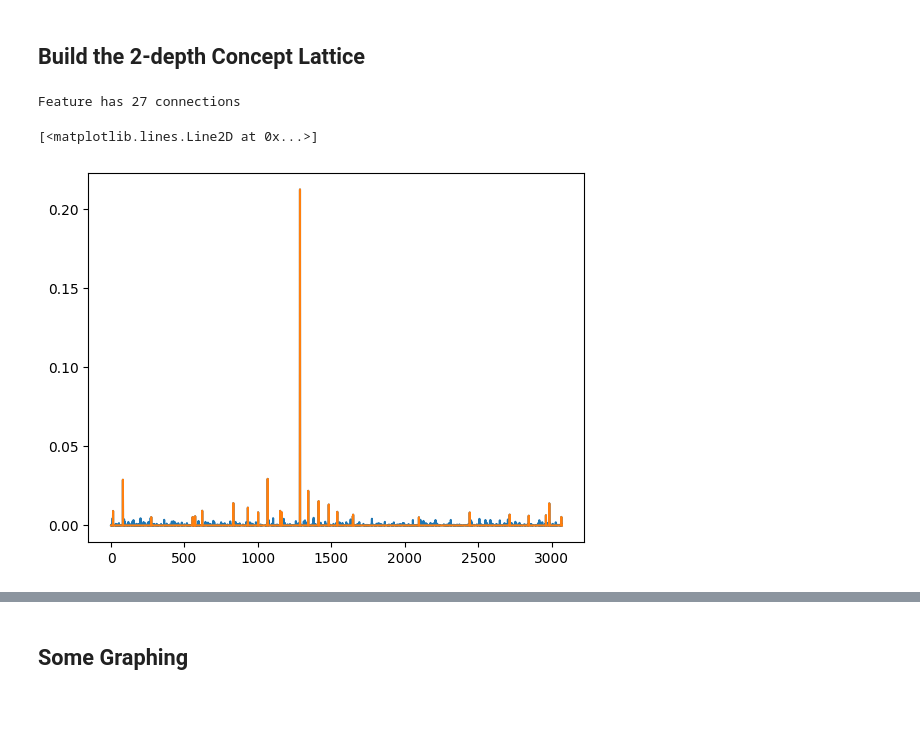
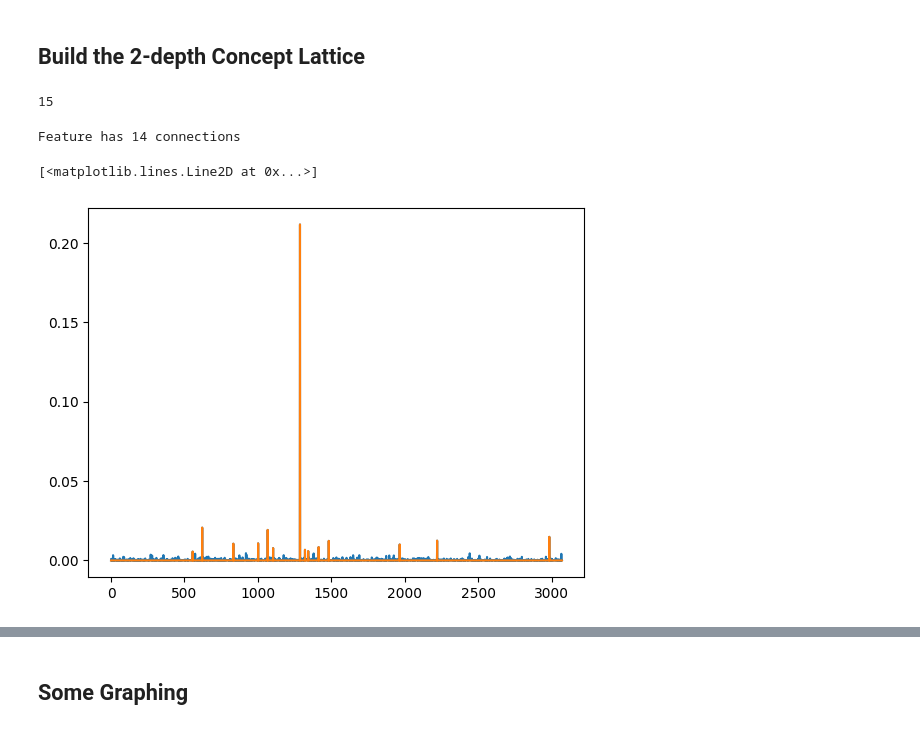
Before and after one commit to Lev-Stambler/sparse_coding, a Jupyter notebook: dictionary_interp_indiv.ipynb, the cells around one changed output, grey strips where cells are left out. Cells and saved outputs as stored; diff of their text form; code cells hidden in the pictures.

```diff
--- a/dictionary_interp_indiv.ipynb
+++ b/dictionary_interp_indiv.ipynb
@@ -129,8 +129,8 @@ def get_activations(autoencoder, f_name):
         # chunks.append(dictionary_activations)
     return dictionary_activations_final
 
-dict_activations_main = get_activations(autoencoder_main, "main")
-dict_activations_prior = get_activations(autoencoder_prior, "prior")
+dict_activations_main = get_activations(autoencoder_main, f"layer_{layer_focus}")
+dict_activations_prior = get_activations(autoencoder_prior, f"layer_{layer_focus - 1}")
 # TODO: I think that we may want to save this to disk for the future
 # %% [markdown]
 #### Find the the minimum size necessary for an activation to be considered a word
@@ -149,7 +149,7 @@ datapoints = dataset.num_rows
 num_features_prior, _ = autoencoder_prior.encoder.shape
 num_features_main, _ = autoencoder_main.encoder.shape
 
-graph = np.memmap(f'graph.mymemmap', dtype='float32', mode='w+', shape=(num_features_main, num_features_prior))
+graph = np.memmap(f'graph_{layer_focus}.mymemmap', dtype='float32', mode='w+', shape=(num_features_main, num_features_prior))
 
 for i in range(num_features_main):
 		graph[i,:] = np.zeros(num_features_prior)
@@ -161,33 +161,39 @@ for i in range(datapoints):
 	d_main = dict_activations_main[i]
 	for main_feat in range(num_features_main):
 		if d_main[main_feat] > eps:
-			graph[main_feat] += (d_prior > eps) * d_prior
+			graph[main_feat] += d_prior
+# %%
+# We have this many "dead" features (i.e. never activated by this dataset)
+(graph.sum(axis=1) == 0).sum()
+# %% [output]
+15
 # %%
 # TODO: hmmm. The `graph` is data-set dependent so we want to renormalize
 graph = graph / graph.sum(axis=1, keepdims=True)
 # %%
 epsCutoff = 0.005
 
-graphCutoff = (graph >= epsCutoff) * graph
+graphCutoff = np.nan_to_num((graph >= epsCutoff) * graph)
 # %%
 # Check how "sparse" the graph is
 import matplotlib.pyplot as plt
 
 # 10 has **a bunch** of connections
 # feature = 10
 
-feature = 81
+feature = 1966
 
 max_features = np.argsort(graphCutoff[feature])[::-1]
 # print(max_features[:10].tolist(), graphCutoff[feature][max_features][:10].tolist())
 print(f"Feature has {graphCutoff[feature].nonzero()[0].shape[-1]} connections")
 
+# print(graph[feature], dict_activations_prior.sum())
 plt.plot(graph[feature])
 plt.plot(graphCutoff[feature])
 # %% [output]
-Feature has 27 connections
+Feature has 14 connections
 [<matplotlib.lines.Line2D at 0x...>]
-[figure, old version]
+[figure, new version]
 # %%
 for i in range(num_features_main):
 	if graphCutoff[i].sum() == 0:
```
Also changed, not shown: parts of 21 cells of this notebook.
